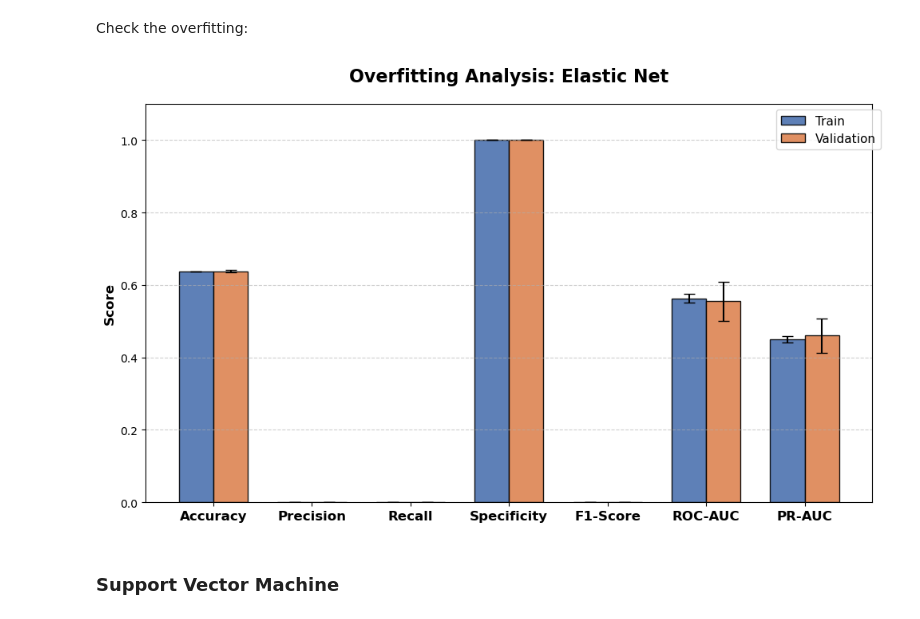
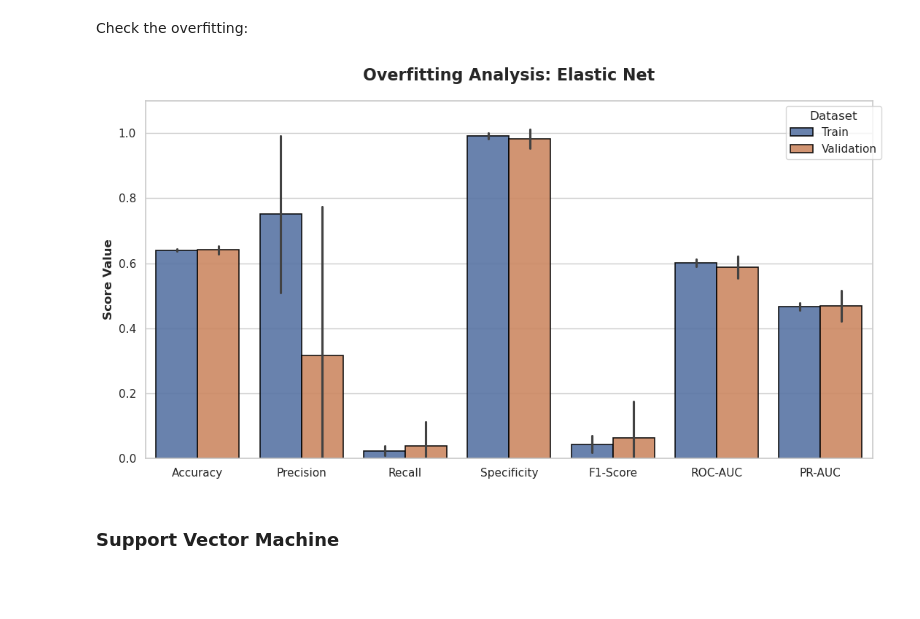
Before and after one commit to MiguelGomGar/TFM, a Jupyter notebook: notebooks/clinical_models_testing.ipynb, the cells around one changed output. Cells and saved outputs as stored; diff of their text form; code cells hidden in the pictures; blank space fills up the shorter version.

Commit message:
improved models optimization and modified results generation and metrics plots

```diff
--- a/notebooks/clinical_models_testing.ipynb
+++ b/notebooks/clinical_models_testing.ipynb
@@ -219,11 +231,9 @@ plot_cm(y_true=y_test, y_pred=y_pred_EN,
 # %% [markdown]
 Check the overfitting:
 # %%
-plot_overfitting_bars(train_metrics_mean_EN, val_metrics_mean_EN,
-                    train_metrics_std_EN, val_metrics_std_EN,
-                    model_name="Elastic Net")
+plot_overfitting_bars(cv_results_EN, model_name="Elastic Net")
 # %% [output]
-[figure, old version]
+[figure, new version]
 # %% [markdown]
 ### Support Vector Machine
 # %% [markdown]
```
Also changed, not shown: parts of 57 cells of this notebook, 18 other files.
